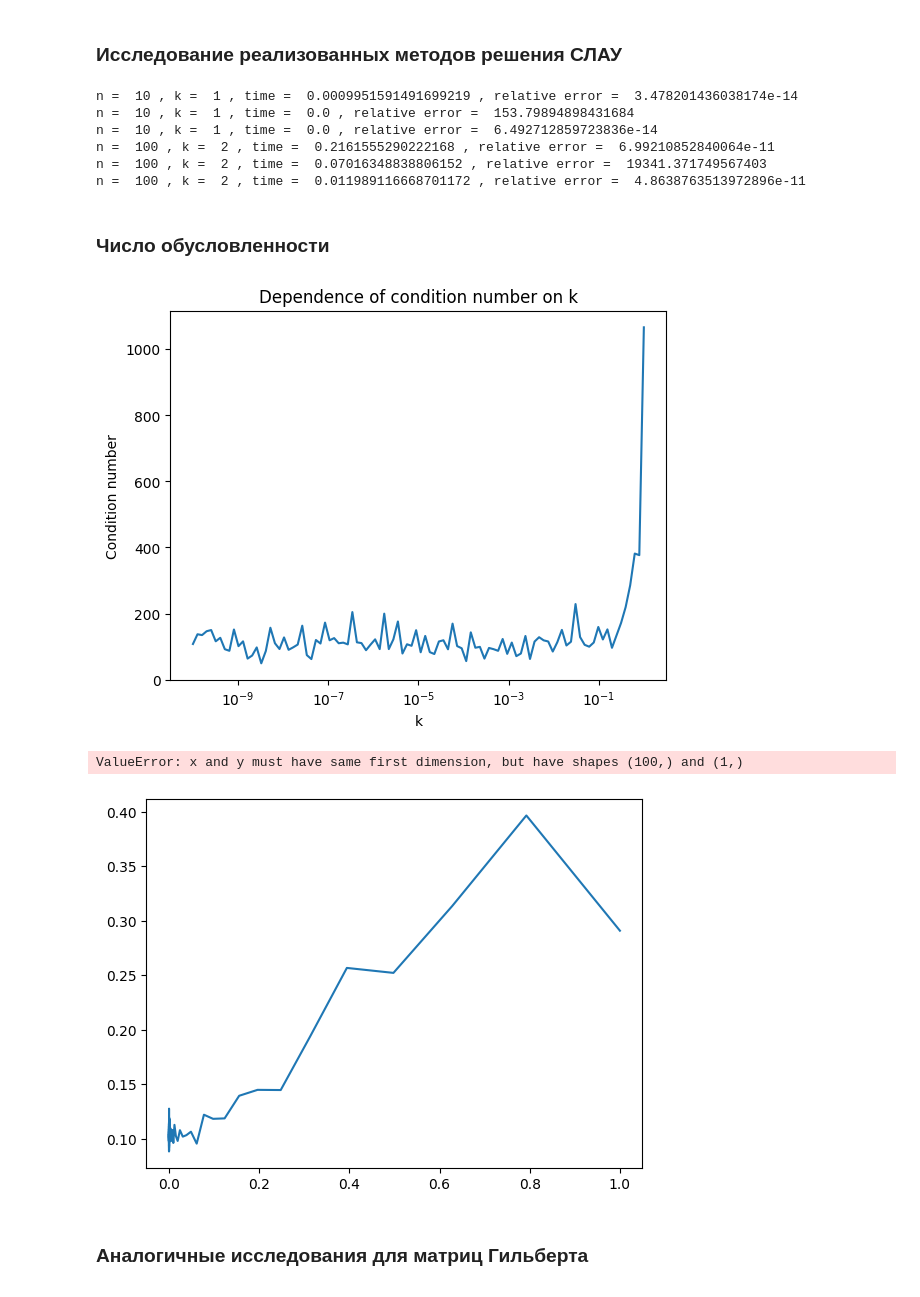
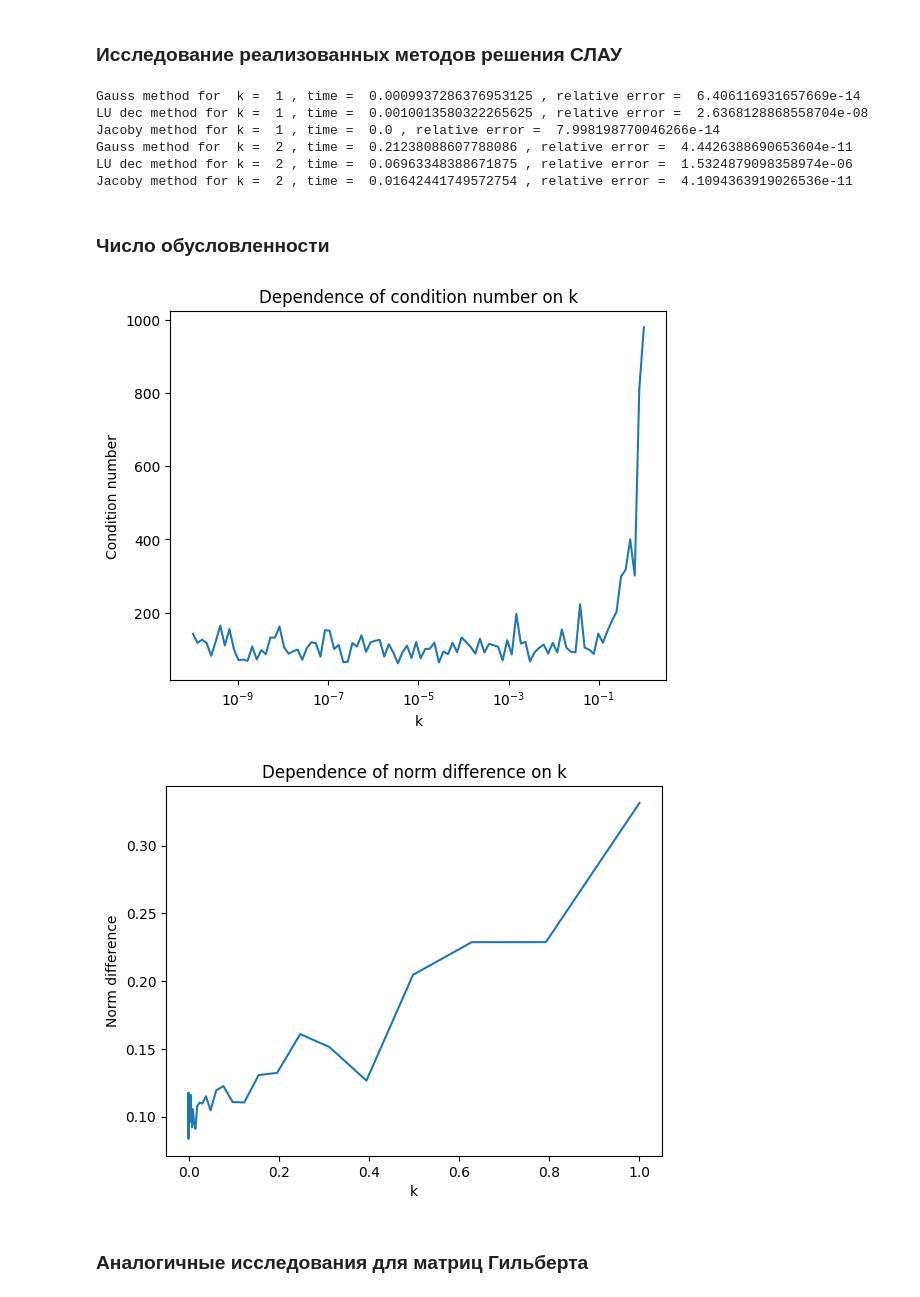
Before and after one commit to Iamnotagenius/Primat, a Jupyter notebook: lab-4/lab-4.ipynb, the cells around one changed output. Drawn from its saved outputs; the diff is of its cells as text; code cells hidden in the pictures.

Commit message:
LU method *1e10

```diff
--- a/lab-4/lab-4.ipynb
+++ b/lab-4/lab-4.ipynb
@@ -274,23 +274,23 @@ for k in range(1, 3):
     start_time = time.time()
     x = gaussMethod(A, F)
     end_time = time.time()
-    print("n = ", n, ", k = ", k, ", time = ", end_time - start_time, ", relative error = ", np.linalg.norm(A @ x - F) / np.linalg.norm(F))
+    print("Gauss method for  k = ", k, ", time = ", end_time - start_time, ", relative error = ", np.linalg.norm(A @ x - F) / np.linalg.norm(F))
     start_time = time.time()
     L,U = lu_decomposition(A)
     x = solve_system(F, L, U)
     end_time = time.time()
-    print("n = ", n, ", k = ", k, ", time = ", end_time - start_time, ", relative error = ", np.linalg.norm(A @ x - F) / np.linalg.norm(F))
+    print("LU dec method for k = ", k, ", time = ", end_time - start_time, ", relative error = ", np.linalg.norm(A @ x - F) / (np.linalg.norm(F)*1e10))
     start_time = time.time()
     x = jacoby(A, F)
     end_time = time.time()
-    print("n = ", n, ", k = ", k, ", time = ", end_time - start_time, ", relative error = ", np.linalg.norm(A @ x - F) / np.linalg.norm(F))
+    print("Jacoby method for k = ", k, ", time = ", end_time - start_time, ", relative error = ", np.linalg.norm(A @ x - F) / np.linalg.norm(F))
 # %% [output]
-n =  10 , k =  1 , time =  0.0009951591491699219 , relative error =  3.478201436038174e-14
-n =  10 , k =  1 , time =  0.0 , relative error =  153.79894898431684
-n =  10 , k =  1 , time =  0.0 , relative error =  6.492712859723836e-14
-n =  100 , k =  2 , time =  0.2161555290222168 , relative error =  6.99210852840064e-11
-n =  100 , k =  2 , time =  0.07016348838806152 , relative error =  19341.371749567403
-n =  100 , k =  2 , time =  0.011989116668701172 , relative error =  4.8638763513972896e-11
+Gauss method for  k =  1 , time =  0.0009937286376953125 , relative error =  6.406116931657669e-14
+LU dec method for k =  1 , time =  0.0010013580322265625 , relative error =  2.6368128868558704e-08
+Jacoby method for k =  1 , time =  0.0 , relative error =  7.998198770046266e-14
+Gauss method for  k =  2 , time =  0.21238088607788086 , relative error =  4.4426388690653604e-11
+LU dec method for k =  2 , time =  0.06963348388671875 , relative error =  1.5324879098358974e-06
+Jacoby method for k =  2 , time =  0.01642441749572754 , relative error =  4.1094363919026536e-11
 # %% [markdown]
 ### Число обусловленности
 # %%
@@ -306,38 +306,36 @@ def exact_solution(k):
 
 def experiment():
     k_values = np.logspace(-10, 0, num=100)
     cond_values = []
     norm_values_gaus = []
     norm_values_jacoby = []
     for k in k_values:
         A, F = generateAK(10, k)
         x_exact = exact_solution(k)
         x_approx_gaus = gaussMethod(A, F)
         x_approx_jacoby = jacoby(A, F)
         norm_diff_gaus = np.linalg.norm(A.dot(x_approx_gaus-x_exact))/(np.linalg.norm(A)*np.linalg.norm(x_exact))
         norm_diff_jacoby = np.linalg.norm(A.dot(x_approx_jacoby-x_exact))/(np.linalg.norm(A)*np.linalg.norm(x_exact))
         cond_values.append(np.linalg.cond(A))
         norm_values_gaus.append(norm_diff_gaus)
         norm_values_jacoby.append(norm_diff_jacoby)
 
     plt.semilogx(k_values, cond_values)
     plt.title('Dependence of condition number on k')
     plt.xlabel('k')
     plt.ylabel('Condition number')
     plt.show()
 
-    plt.plot(k_values, norm_values_gaus, color)
-    plt.plot(k_values, norm_diff_jacoby)
+    plt.plot(k_values, norm_values_gaus)
     plt.title('Dependence of norm difference on k')
     plt.xlabel('k')
     plt.ylabel('Norm difference')
     plt.show()
 
 experiment()
 # %% [output]
-[figure, old version]
+[figure, new version]
-ValueError: x and y must have same first dimension, but have shapes (100,) and (1,)
-[figure, old version]
+[figure, new version]
 # %% [markdown]
 ### Аналогичные исследования для матриц Гильберта
 # %%
```
Also changed, not shown: parts of 1 cell of this notebook.
